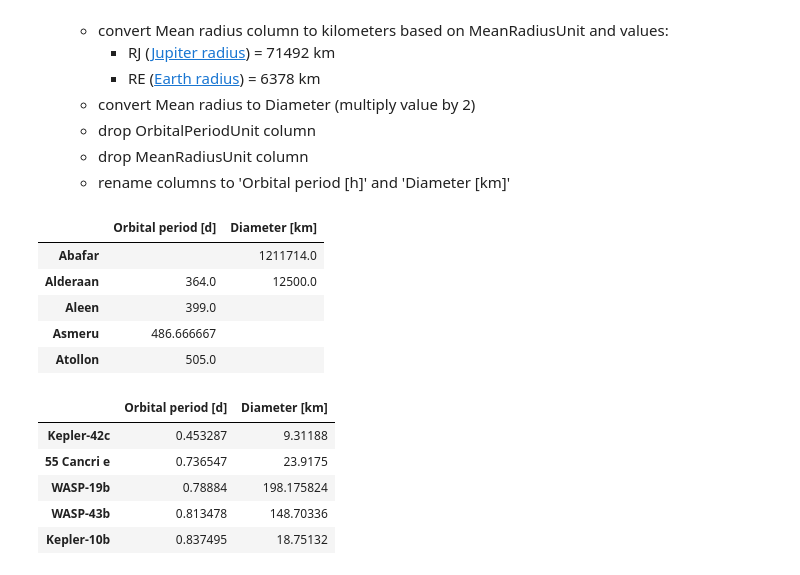
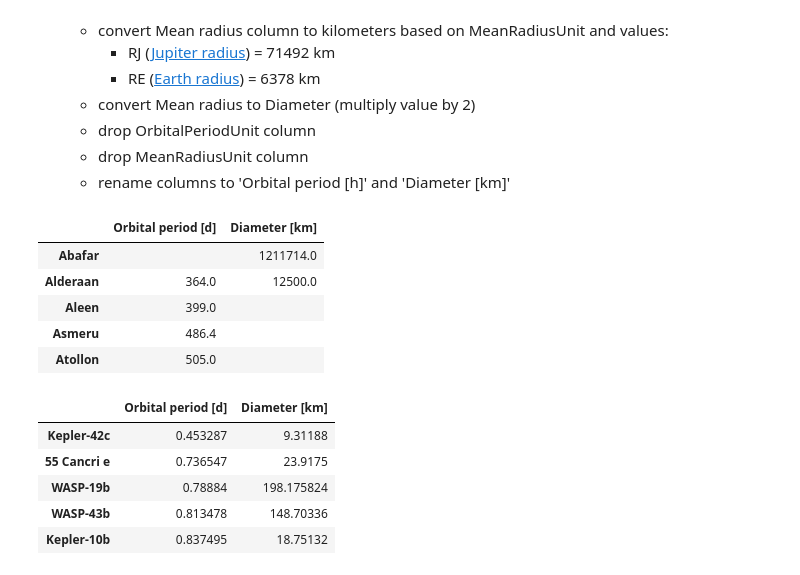
Before and after one commit to twerhun/DataAnalysis_Planets, a Jupyter notebook: Planets_Part2.ipynb, the cells around one changed output. Cells and saved outputs as stored; diff of their text form; code cells hidden in the pictures.

```diff
--- a/Planets_Part2.ipynb
+++ b/Planets_Part2.ipynb
@@ -621,19 +621,19 @@ swPlanets.drop(['lengthday'], axis=1, inplace=True)
 # %%
 #standardizing swPlanets data
 temp = swPlanets['lengthyearUnit'].apply(lambda i: 1 if 'days' in i
-                                         else 365/12 if  i=='months'
+                                         else round(365/12,1) if  i=='months'
                                          else 365 if i=='years'
                                          else '')
 swPlanets['lengthyear'] = [swPlanets['lengthyear'][i]*temp[i] if temp[i]!='' else '' for i in range(len(temp))]
 swPlanets.drop(['lengthyearUnit','diameterUnit'], axis=1, inplace=True)
 swPlanets.rename({'lengthyear':'Orbital period [d]','diameter':'Diameter [km]'}, axis=1, inplace=True)
 swPlanets.head()
 # %% [output]
 |  | Orbital period [d] | Diameter [km] |
 | Abafar |  | 1211714.0 |
 | Alderaan | 364.0 | 12500.0 |
 | Aleen | 399.0 |  |
-| Asmeru | 486.666667 |  |
+| Asmeru | 486.4 |  |
 | Atollon | 505.0 |  |
 # %%
 #standardizing exoPlanets data
```
